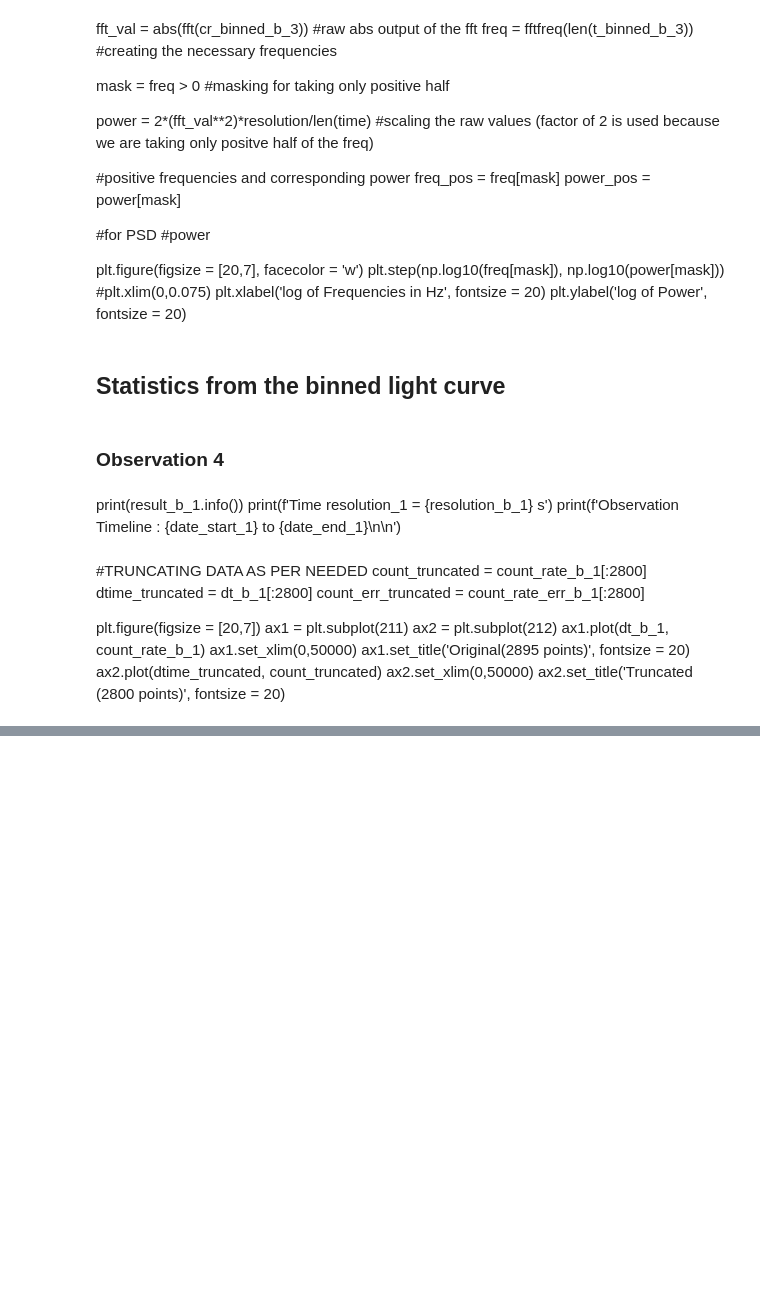
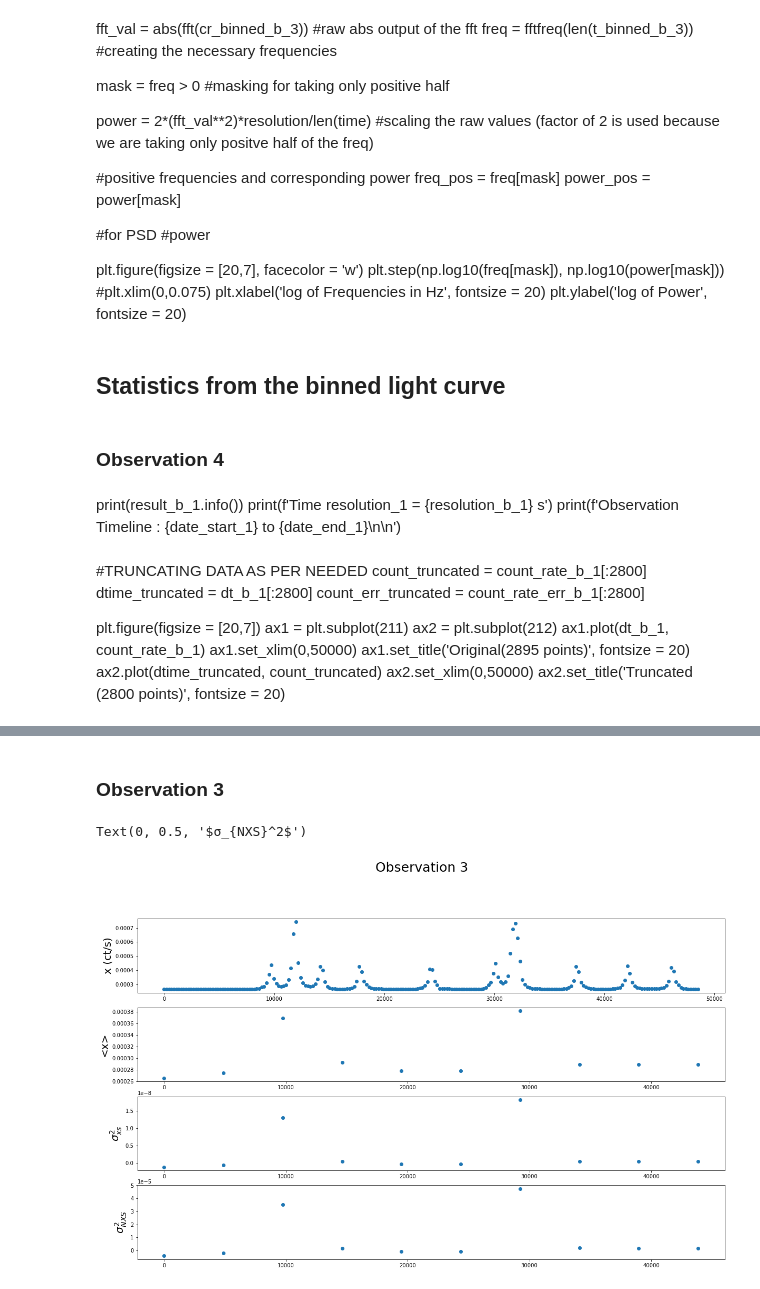
Before and after one commit to Samrat0512/IIST-MS-Project, a Jupyter notebook: Lightcurves/source_6/ACIS_Broad_Band.ipynb, the cells around one changed output, grey strips where cells are left out. Saved outputs shown, nothing was run; the diff lists cells and outputs as text; code cells hidden in the pictures; blank space fills up the shorter version.

```diff
--- a/Lightcurves/source_6/ACIS_Broad_Band.ipynb
+++ b/Lightcurves/source_6/ACIS_Broad_Band.ipynb
@@ -407,0 +436,70 @@ Text(0, 0.5, '$σ_{xs}^2$')
+# %% [markdown]
+### Observation 3
+# %%
+#MAKING AVG FLUX OF EVERY 20 POINTS
+n_binned = 220 #Total data points(already binned)
+bin_size = 22 #size of the bin in data points
+n_points = int(n_binned/bin_size) #no. of data points
+
+#print(n_points)
+t_avg = [] #time for avg count of 20
+c_avg = [] #avg count rate on 20 points bin
+for i in range(n_points):
+    t_avg.append(t_binned_b_3[i*bin_size])
+    #print(i,i*25)
+    sum = 0
+    for j in range(bin_size):
+        sum += cr_binned_b_3[j+i*bin_size]
+    c_avg.append(sum/bin_size)
+
+var = [] #variance
+xs_var = [] #excess variance
+for i in range(n_points):
+    sum = 0
+    sum_err_sq = 0 #sum of squared err
+    for j in range(0,bin_size):
+        sum += (cr_binned_b_3[j+i*bin_size] - c_avg[i])**2
+        sum_err_sq += (err_binned_b_3[j+i*bin_size])**2
+    avg_err_sq = sum_err_sq/bin_size
+    var.append(sum/(bin_size - 1))
+    xs_var.append(var[i] - avg_err_sq)
+
+#NORMALIZATION OF XS_VARIANCE
+norm_xs_var = []
+for i in range(n_points):
+    norm_xs_var.append(xs_var[i]/c_avg[i])
+
+#EXPECTATION VALUE OF VARIANCE
+'''
+expect_var = []
+t_further = []
+for i in range(7):
+    sum = 0
+    t_further.append(t_avg[i*20])
+    for j in range(20):
+        sum += var[j+i*20]
+    expect_var.append(sum/20)
+'''
+#PLOTTING
+fig = plt.figure(figsize = [20,15], facecolor = 'w')
+plt.suptitle('Observation 3', fontsize = 25, )
+ax1 = plt.subplot(511)
+ax2 = plt.subplot(512)
+ax3 = plt.subplot(513)
+ax4 = plt.subplot(514)
+ax1.scatter(t_binned_b_3, cr_binned_b_3)
+ax1.set_ylabel('x (ct/s)', fontsize = 20)
+ax2.scatter(t_avg, c_avg)
+ax2.set_ylabel('<x>', fontsize = 20)
+ax3.scatter(t_avg, xs_var)
+ax3.set_ylabel('$σ_{xs}^2$', fontsize = 20)
+#ax3.set_yscale('log')
+ax4.scatter(t_avg, norm_xs_var)
+ax4.set_ylabel('$σ_{NXS}^2$', fontsize = 20)
+#ax4.set_yscale('log')
+#ax4.scatter(t_further, expect_var)
+#ax4.set_ylabel('<$S^2$>', fontsize = 20)
+#ax4.set_yscale('log')
+# %% [output]
+Text(0, 0.5, '$σ_{NXS}^2$')
+[figure, added]
```
Also changed, not shown: parts of 8 cells of this notebook.
